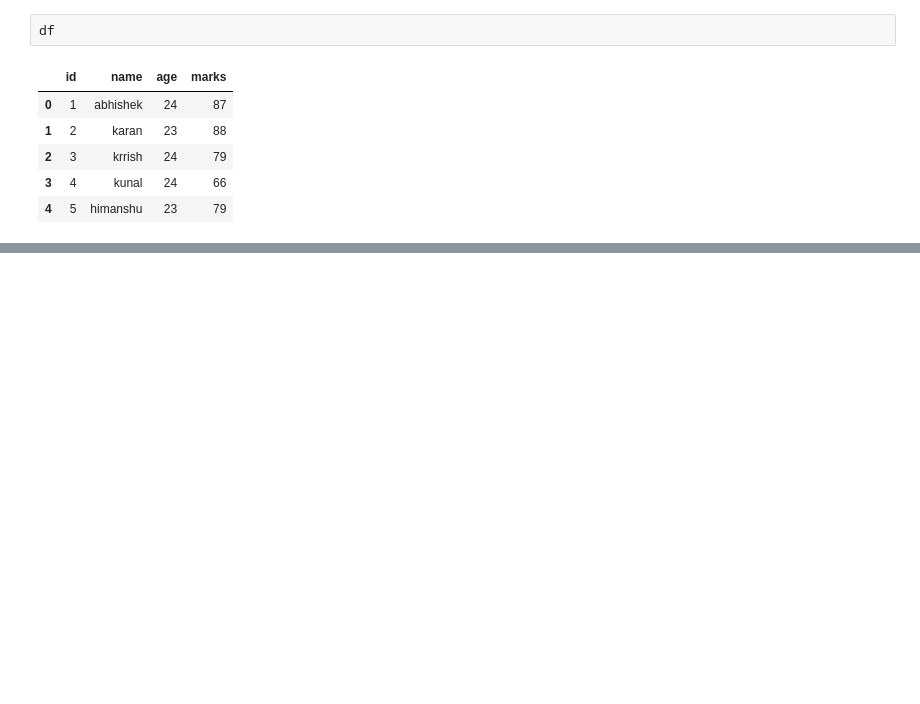
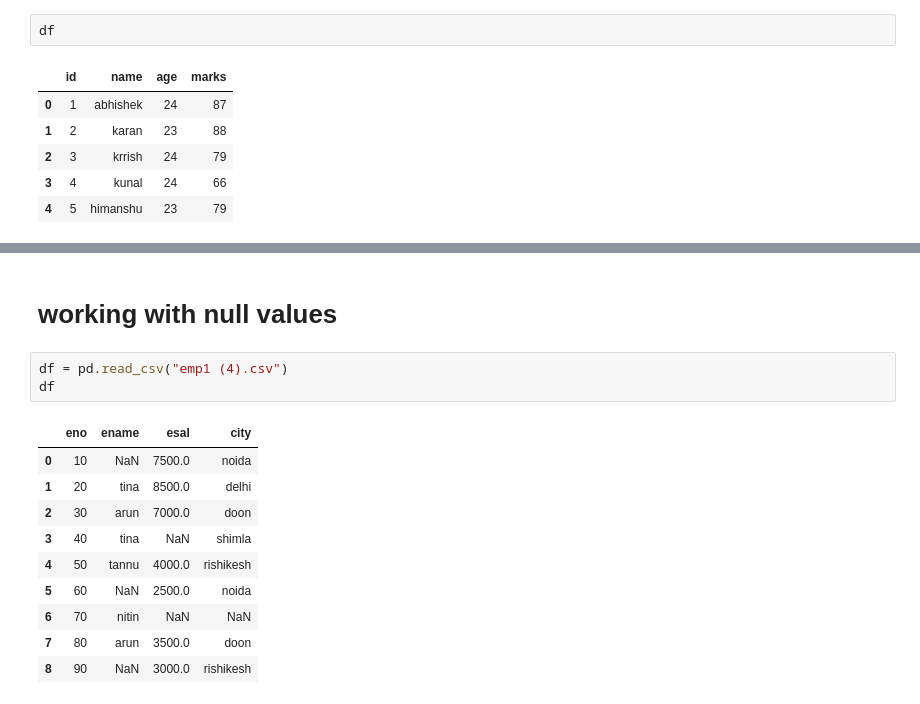
Before and after one commit to abhishekmorya1/DataScience, a Jupyter notebook: Prime/Pandas/pandas2.ipynb, the cells around one changed output, grey strips where cells are left out. Saved outputs shown, nothing was run; the diff lists cells and outputs as text; blank space fills up the shorter version.

```diff
--- a/Prime/Pandas/pandas2.ipynb
+++ b/Prime/Pandas/pandas2.ipynb
@@ -689,0 +722,16 @@ print(df)
+# %% [markdown]
+# working with null values
+# %%
+df = pd.read_csv("emp1 (4).csv")
+df
+# %% [output]
+|  | eno | ename | esal | city |
+| 0 | 10 | NaN | 7500.0 | noida |
+| 1 | 20 | tina | 8500.0 | delhi |
+| 2 | 30 | arun | 7000.0 | doon |
+| 3 | 40 | tina | NaN | shimla |
+| 4 | 50 | tannu | 4000.0 | rishikesh |
+| 5 | 60 | NaN | 2500.0 | noida |
+| 6 | 70 | nitin | NaN | NaN |
+| 7 | 80 | arun | 3500.0 | doon |
+| 8 | 90 | NaN | 3000.0 | rishikesh |
```
Also changed, not shown: parts of 11 cells of this notebook, 3 other files.
